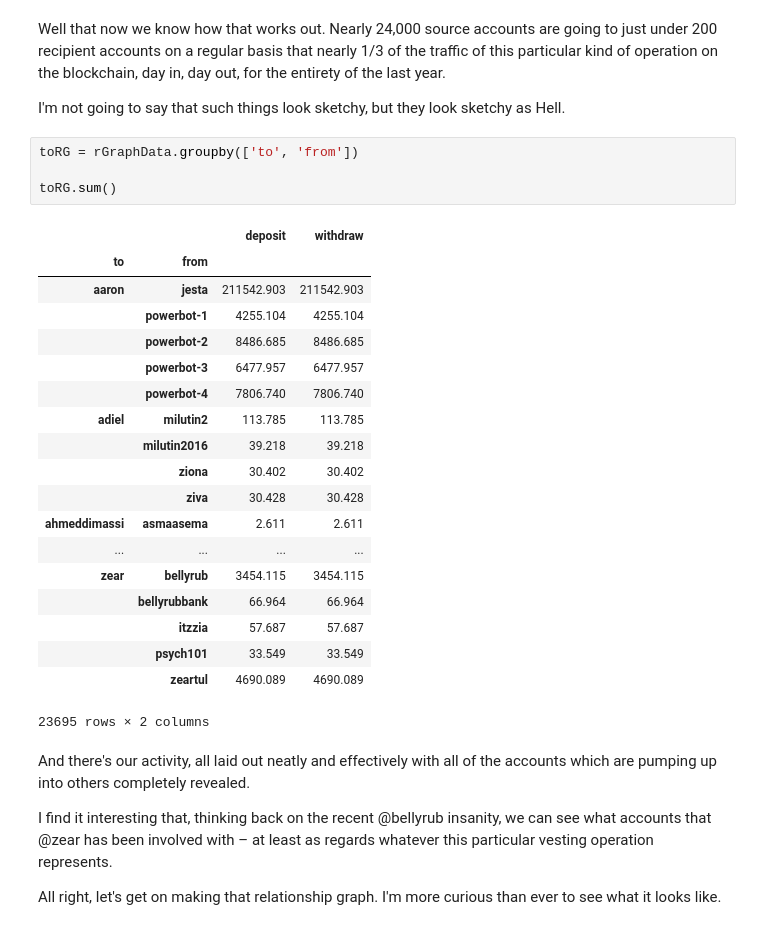
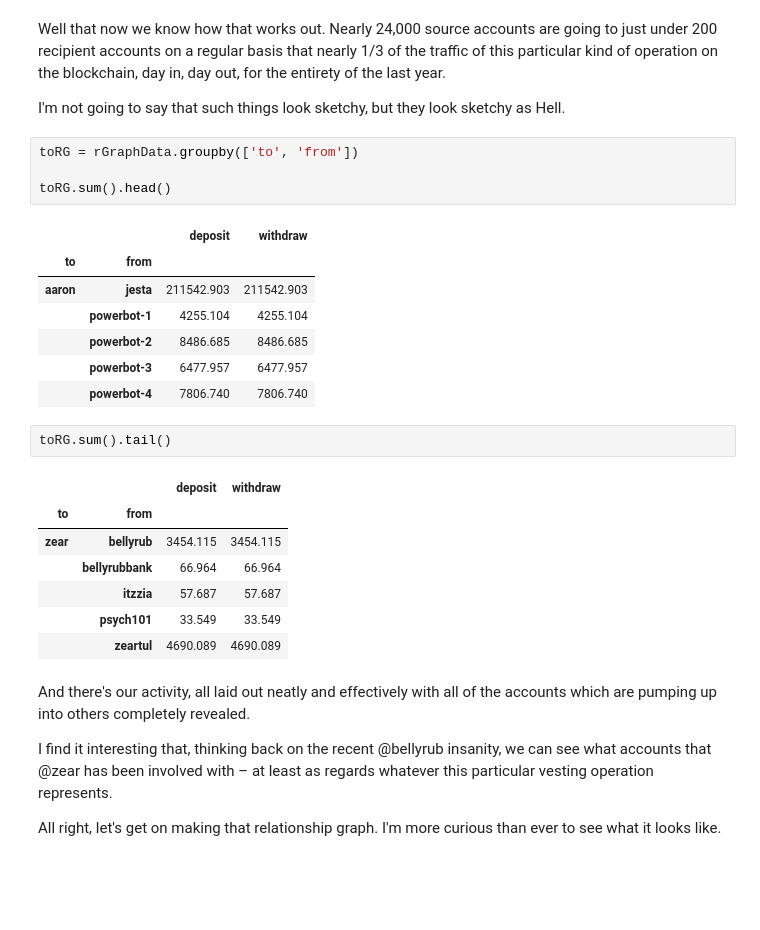
Before and after one commit to SquidLord/Steem-Per-Vests-Over-Time, a Jupyter notebook: Steem-Per-Mvests Over Time.ipynb, the cells around one changed output. Cells and saved outputs as stored; diff of their text form; blank space fills up the shorter version.

```diff
--- a/Steem-Per-Mvests Over Time.ipynb
+++ b/Steem-Per-Mvests Over Time.ipynb
@@ -466,27 +448,25 @@ I'm not going to say that such things look sketchy, but they look sketchy as Hel
 # %%
 toRG = rGraphData.groupby(['to', 'from'])
 
-toRG.sum()
+toRG.sum().head()
 # %% [output]
 |  |  | deposit | withdraw |
 | to | from |  |  |
 | aaron | jesta | 211542.903 | 211542.903 |
 |  | powerbot-1 | 4255.104 | 4255.104 |
 |  | powerbot-2 | 8486.685 | 8486.685 |
 |  | powerbot-3 | 6477.957 | 6477.957 |
 |  | powerbot-4 | 7806.740 | 7806.740 |
-| adiel | milutin2 | 113.785 | 113.785 |
-|  | milutin2016 | 39.218 | 39.218 |
-|  | ziona | 30.402 | 30.402 |
-|  | ziva | 30.428 | 30.428 |
-| ahmeddimassi | asmaasema | 2.611 | 2.611 |
-| ... | ... | ... | ... |
-| zear | bellyrub | 3454.115 | 3454.115 |
-|  | bellyrubbank | 66.964 | 66.964 |
-|  | itzzia | 57.687 | 57.687 |
-|  | psych101 | 33.549 | 33.549 |
-|  | zeartul | 4690.089 | 4690.089 |
-23695 rows × 2 columns
+# %%
+toRG.sum().tail()
+# %% [output]
+|  |  | deposit | withdraw |
+| to | from |  |  |
+| zear | bellyrub | 3454.115 | 3454.115 |
+|  | bellyrubbank | 66.964 | 66.964 |
+|  | itzzia | 57.687 | 57.687 |
+|  | psych101 | 33.549 | 33.549 |
+|  | zeartul | 4690.089 | 4690.089 |
 # %% [markdown]
 And there's our activity, all laid out neatly and effectively with all of the accounts which are pumping up into others completely revealed.
 
```
Also changed, not shown: parts of 23 cells of this notebook, 5 other files.
